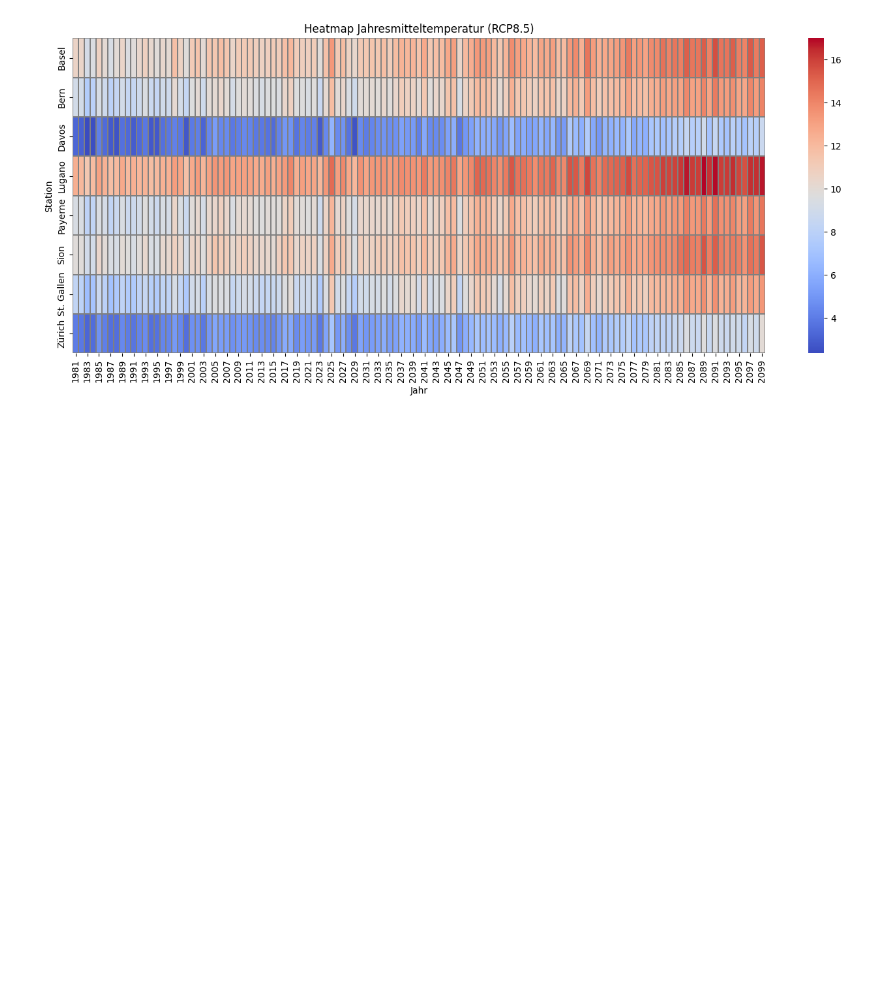
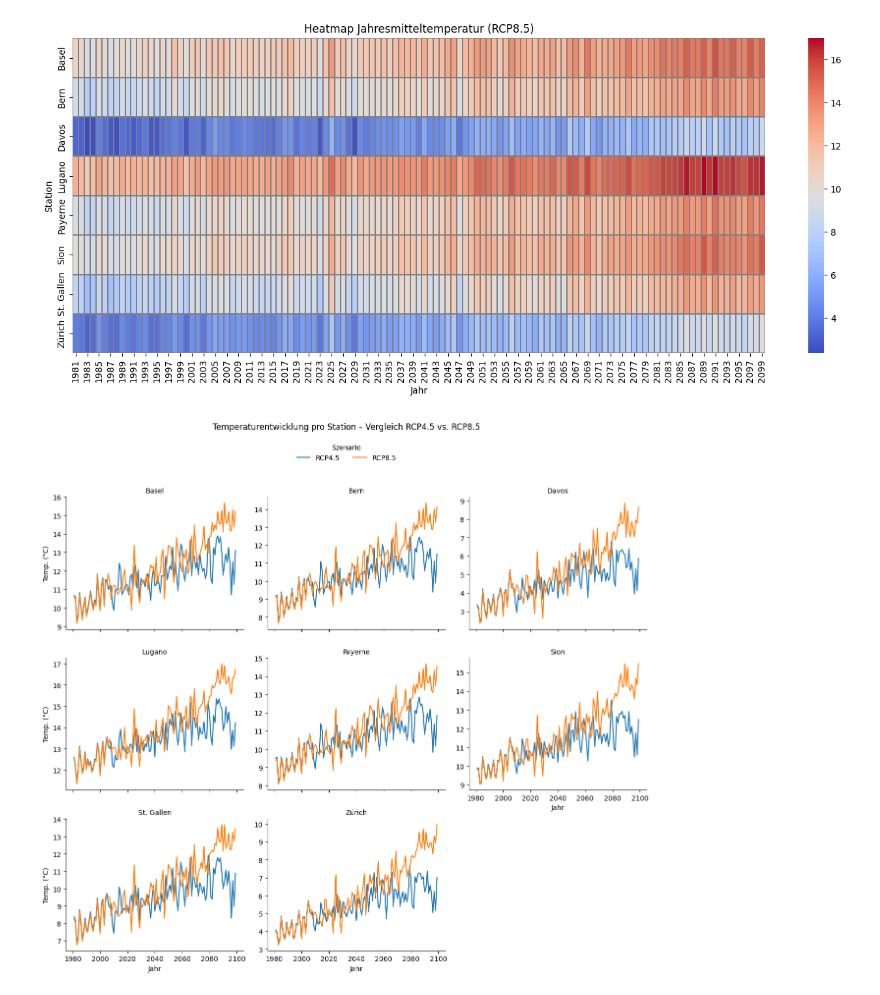
Before and after one commit to rodrigourech/gdv, a Jupyter notebook: notebooks/plots.ipynb, the cells around one changed output. Saved outputs shown, nothing was run; the diff lists cells and outputs as text; code cells hidden in the pictures; blank space fills up the shorter version.

```diff
--- a/notebooks/plots.ipynb
+++ b/notebooks/plots.ipynb
@@ -103,23 +103,39 @@ plt.show()
 [figure]
 [figure]
 # %%
+
 import seaborn as sns
 import matplotlib.pyplot as plt
+
+# Basisdaten laden (wie bereits oben vorbereitet)
+df_tas_45 = pd.read_csv(url_rcp45, parse_dates=["date"], encoding="utf-8-sig")
+df_tas_85 = pd.read_csv(url_rcp85, parse_dates=["date"], encoding="utf-8-sig")
+df_tas_45["scenario"] = "RCP4.5"
+df_tas_85["scenario"] = "RCP8.5"
+
+# Kombinieren & Jahr extrahieren
+df_tas = pd.concat([df_tas_45, df_tas_85], ignore_index=True)
+df_tas["year"] = df_tas["date"].dt.year
+
+# Jahresmittel je Station & Szenario
+df_year_station = df_tas.groupby(["station", "year", "scenario"]).agg({"value": "mean"}).reset_index()
 
 # FacetGrid: Temperaturverlauf pro Station (mit Szenario-Farbe)
 g = sns.FacetGrid(df_year_station, col="station", hue="scenario", col_wrap=3, height=3.5, sharey=False)
 g.map(sns.lineplot, "year", "value")
 
 # Achsen und Titel anpassen
 g.set_axis_labels("Jahr", "Temp. (°C)")
 g.set_titles(col_template="{col_name}")
 g.fig.subplots_adjust(top=0.90, bottom=0.10)
 
 # Legende außerhalb des Plots (oben zentriert)
 g.add_legend(title="Szenario", bbox_to_anchor=(0.5, 1.05), loc='upper center', ncol=2)
 
 # Haupttitel mit ausreichendem Abstand
 g.fig.suptitle("Temperaturentwicklung pro Station – Vergleich RCP4.5 vs. RCP8.5", y=1.08)
 
 plt.tight_layout()
 plt.show()
+# %% [output]
+[figure, added]
```
